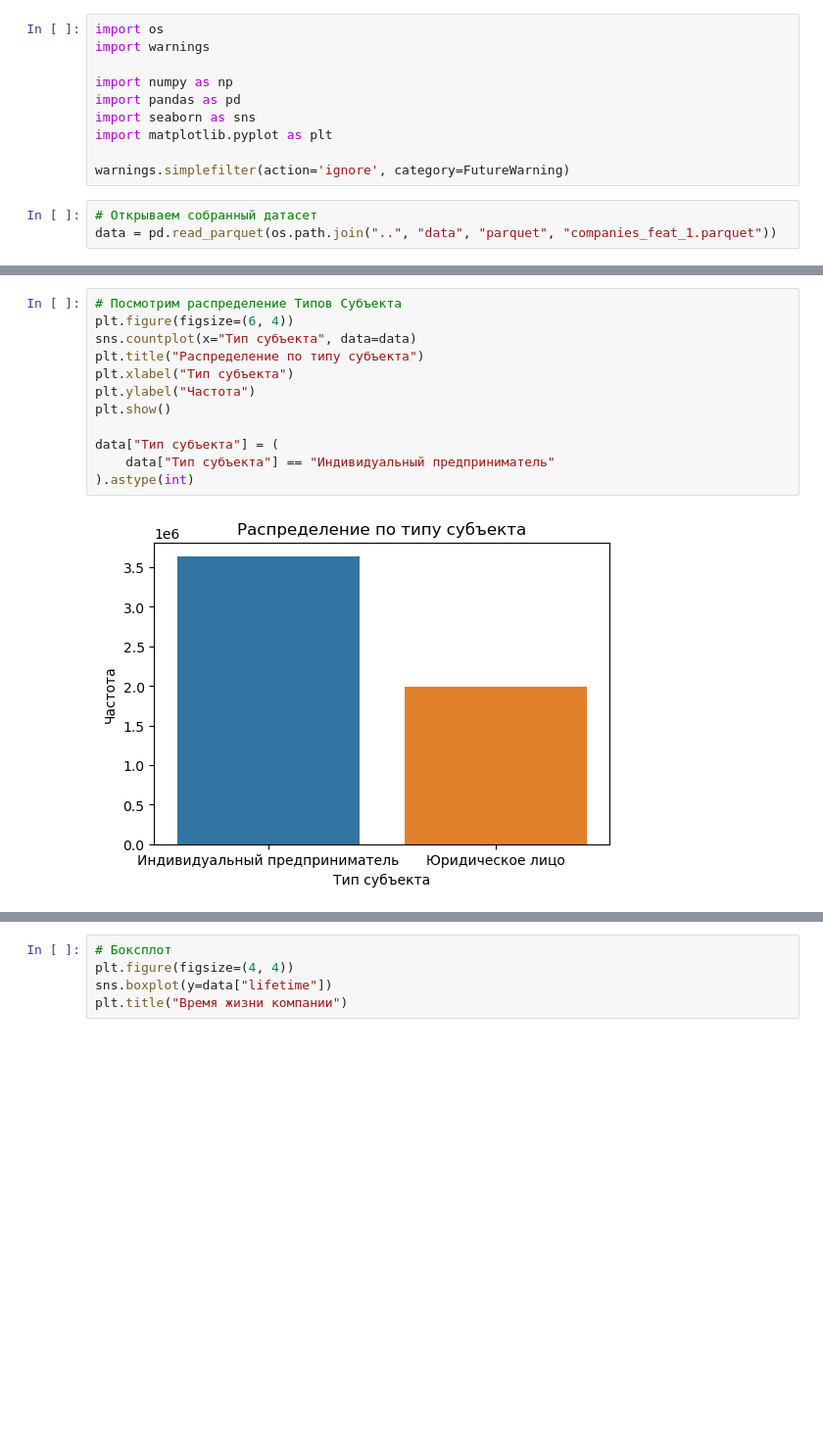
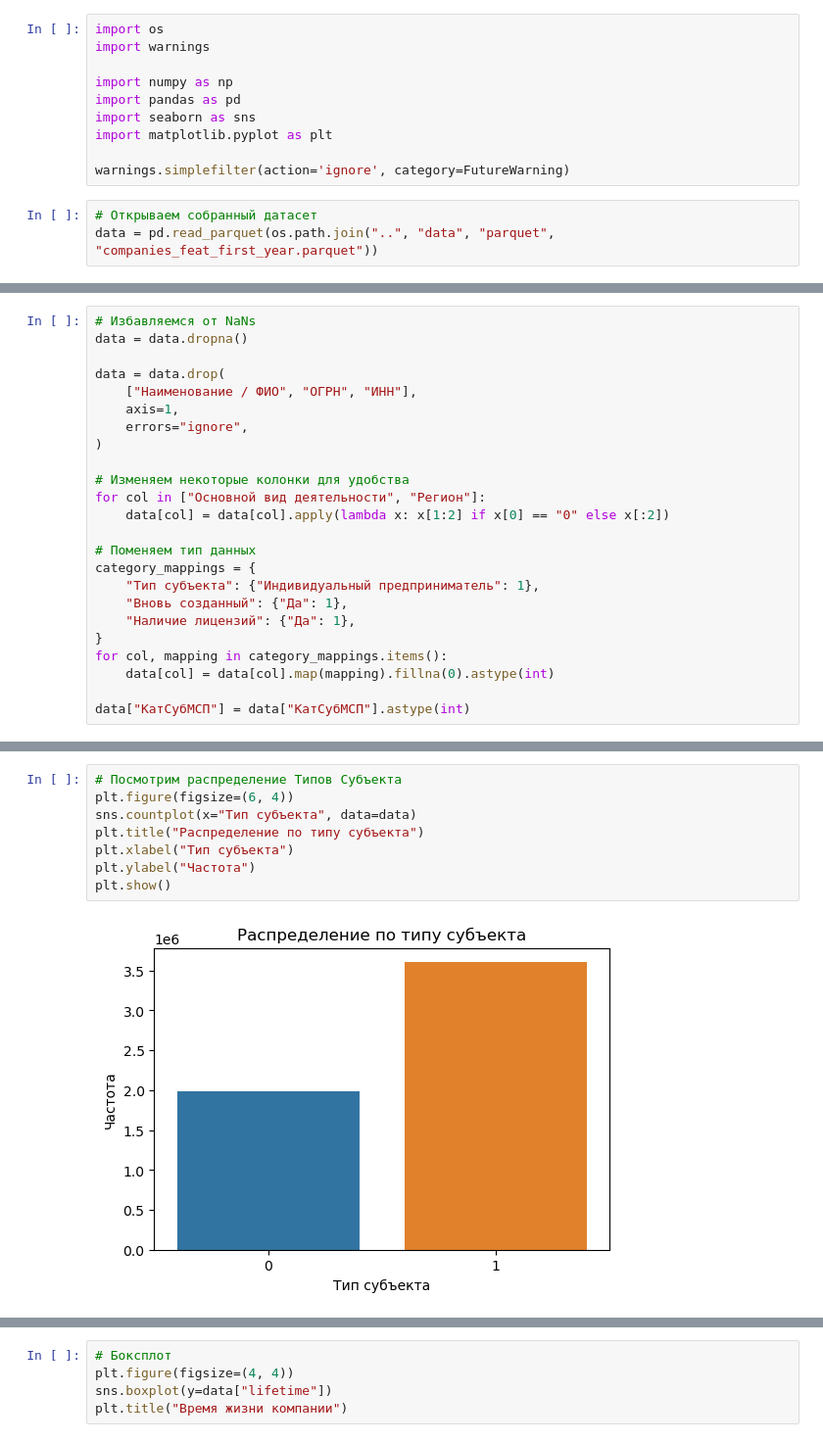
Before and after one commit to makboard/CompanyLifetime, a Jupyter notebook: notebooks/data_analysis.ipynb, the cells around one changed output, grey strips where cells are left out. Shown at 98% size. Drawn from its saved outputs; the diff is of its cells as text; blank space fills up the shorter version.

Commit message:
data_updates

```diff
--- a/notebooks/data_analysis.ipynb
+++ b/notebooks/data_analysis.ipynb
@@ -10,4 +10,4 @@ import matplotlib.pyplot as plt
 warnings.simplefilter(action='ignore', category=FutureWarning)
 # %%
 # Открываем собранный датасет
-data = pd.read_parquet(os.path.join("..", "data", "parquet", "companies_feat_1.parquet"))
+data = pd.read_parquet(os.path.join("..", "data", "parquet", "companies_feat_first_year.parquet"))
@@ -57,3 +14,27 @@ See the caveats in the documentation: https://pandas.pydata.org/pandas-docs/stab
+# %%
+# Избавляемся от NaNs
+data = data.dropna()
+
+data = data.drop(
+    ["Наименование / ФИО", "ОГРН", "ИНН"],
+    axis=1,
+    errors="ignore",
+)
+
+# Изменяем некоторые колонки для удобства
+for col in ["Основной вид деятельности", "Регион"]:
+    data[col] = data[col].apply(lambda x: x[1:2] if x[0] == "0" else x[:2])
+
+# Поменяем тип данных
+category_mappings = {
+    "Тип субъекта": {"Индивидуальный предприниматель": 1},
+    "Вновь созданный": {"Да": 1},
+    "Наличие лицензий": {"Да": 1},
+}
+for col, mapping in category_mappings.items():
+    data[col] = data[col].map(mapping).fillna(0).astype(int)
+
+data["КатСубМСП"] = data["КатСубМСП"].astype(int)
 # %%
 # Признаки делятся на 2 типа - признаки компании и признаки региона
 data.keys()
@@ -71,17 +51,13 @@ Index(['Тип субъекта', 'Наименование / ФИО', 'Осно
 # %%
 # Посмотрим распределение Типов Субъекта
 plt.figure(figsize=(6, 4))
 sns.countplot(x="Тип субъекта", data=data)
 plt.title("Распределение по типу субъекта")
 plt.xlabel("Тип субъекта")
 plt.ylabel("Частота")
 plt.show()
-
-data["Тип субъекта"] = (
-    data["Тип субъекта"] == "Индивидуальный предприниматель"
-).astype(int)
 # %% [output]
-[figure, old version]
+[figure, new version]
 # %%
 # Посмотрим распределение времени регистрации компаний
 print(data.reg_date.describe())
```
Also changed, not shown: parts of 12 cells of this notebook, 2 other files.
